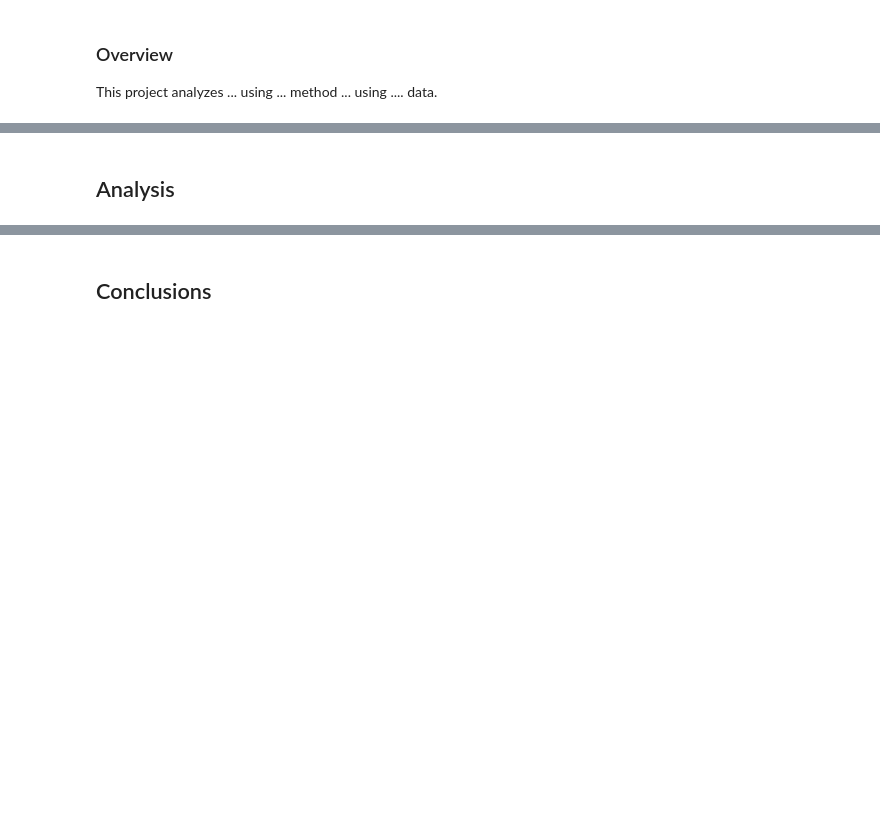
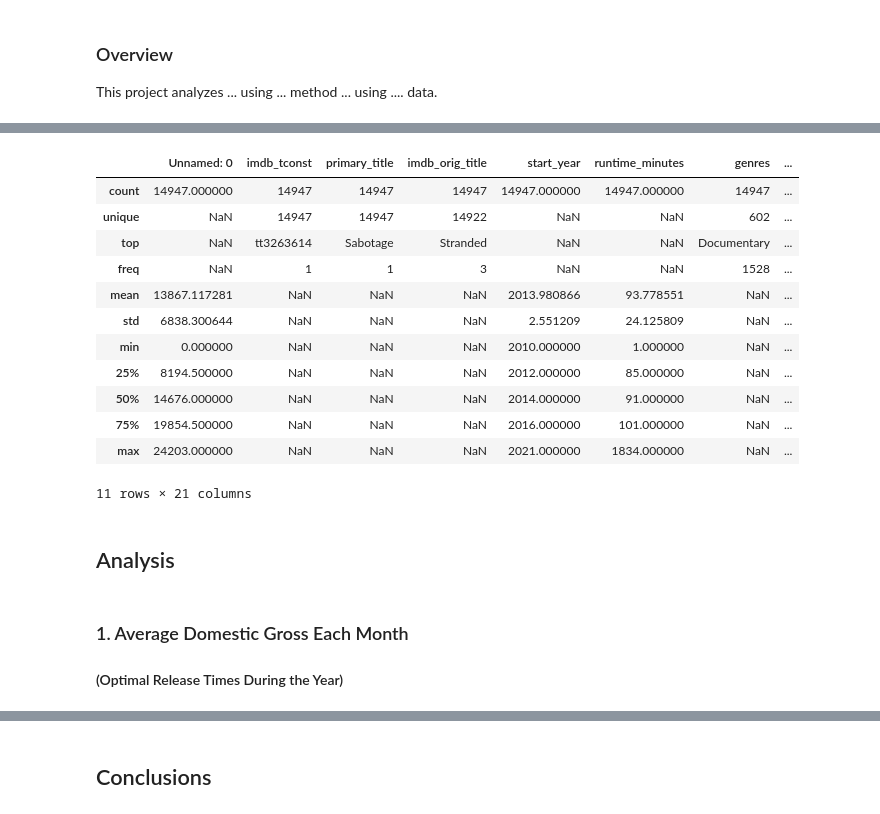
Before and after one commit to sidneykung/Movie-Data-Analysis, a Jupyter notebook: analysis.ipynb, the cells around one changed output, grey strips where cells are left out. Drawn from its saved outputs; the diff is of its cells as text; code cells hidden in the pictures; blank space fills up the shorter version.

```diff
--- a/analysis.ipynb
+++ b/analysis.ipynb
@@ -90,2 +64,21 @@ df3.shape
+# %%
+all_movies.describe(include='all')
+# %% [output]
+|  | Unnamed: 0 | imdb_tconst | primary_title | imdb_orig_title | start_year | runtime_minutes | genres | ... |
+| count | 14947.000000 | 14947 | 14947 | 14947 | 14947.000000 | 14947.000000 | 14947 | ... |
+| unique | NaN | 14947 | 14947 | 14922 | NaN | NaN | 602 | ... |
+| top | NaN | tt3263614 | Sabotage | Stranded | NaN | NaN | Documentary | ... |
+| freq | NaN | 1 | 1 | 3 | NaN | NaN | 1528 | ... |
+| mean | 13867.117281 | NaN | NaN | NaN | 2013.980866 | 93.778551 | NaN | ... |
+| std | 6838.300644 | NaN | NaN | NaN | 2.551209 | 24.125809 | NaN | ... |
+| min | 0.000000 | NaN | NaN | NaN | 2010.000000 | 1.000000 | NaN | ... |
+| 25% | 8194.500000 | NaN | NaN | NaN | 2012.000000 | 85.000000 | NaN | ... |
+| 50% | 14676.000000 | NaN | NaN | NaN | 2014.000000 | 91.000000 | NaN | ... |
+| 75% | 19854.500000 | NaN | NaN | NaN | 2016.000000 | 101.000000 | NaN | ... |
+| max | 24203.000000 | NaN | NaN | NaN | 2021.000000 | 1834.000000 | NaN | ... |
+11 rows × 21 columns
 # %% [markdown]
 ## Analysis
+# %% [markdown]
+### 1. Average Domestic Gross Each Month
+#### (Optimal Release Times During the Year)
```
Also changed, not shown: parts of 23 cells of this notebook.
